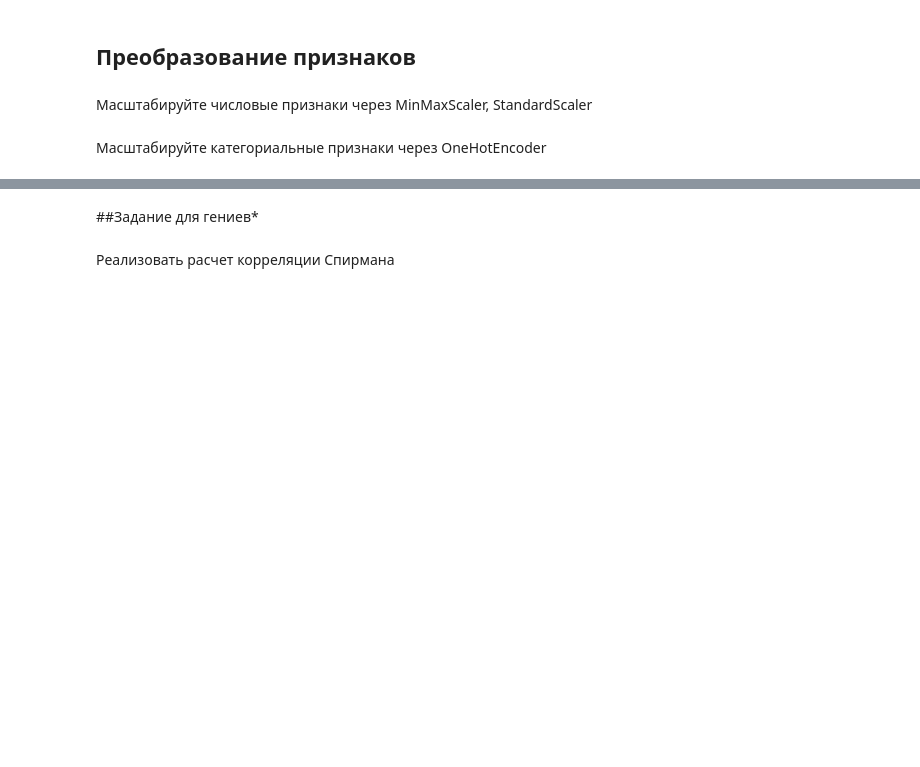
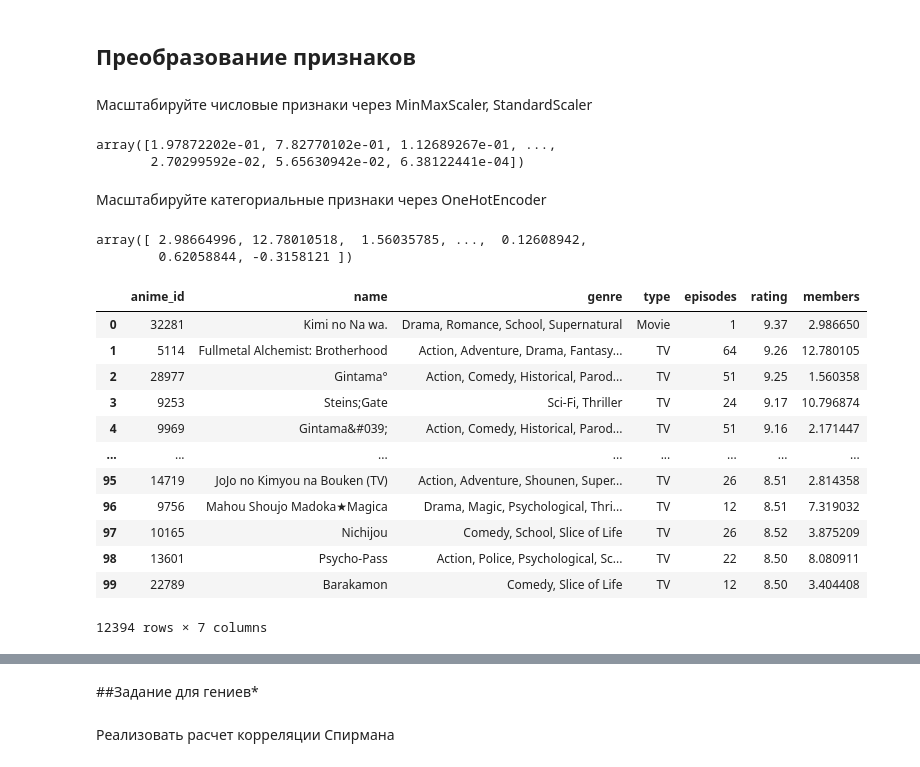
Before and after one commit to tentenvi/tteessstt, a Jupyter notebook: lab3/Задание_3.ipynb, the cells around one changed output, grey strips where cells are left out. Drawn from its saved outputs; the diff is of its cells as text; code cells hidden in the pictures; blank space fills up the shorter version.

```diff
--- a/lab3/Задание_3.ipynb
+++ b/lab3/Задание_3.ipynb
@@ -27,7 +27,7 @@ import matplotlib.pyplot as plt
 from statistics import median, mean, stdev
 from math import erfc
 
-df = pd.read_csv('/content/lifa/anime.csv')
+df = pd.read_csv('/content/anime.csv')
 df
 # %% [output]
 |  | anime_id | name | genre | type | episodes | rating | members |
@@ -222,0 +299,3 @@ Name: Score, dtype: float64
+# %%
+df = pd.concat((df, df.iloc[0:100]))
+df.describe()
@@ -235,2 +352,18 @@ standard_scaler = StandardScaler()
+# %%
+num_features = df.select_dtypes(include=['int', 'float']).columns
+
+num_features
+
+num_features=num_features.drop('anime_id')
+# %%
+from sklearn.preprocessing import MinMaxScaler
+# MinMax масштабирование
+scaler_minmax = MinMaxScaler()
+df_minmax_scaled = df.copy()
+df_minmax_scaled[num_features] = scaler_minmax.fit_transform(df[num_features])
+df_minmax_scaled['members'].unique() # преобразованные уникальные значения в числовом призанке в диапозоне [0, 1]
+# %% [output]
+array([1.97872202e-01, 7.82770102e-01, 1.12689267e-01, ...,
+       2.70299592e-02, 5.65630942e-02, 6.38122441e-04])
 # %% [markdown]
 Масштабируйте категориальные признаки через OneHotEncoder
@@ -241,0 +370,30 @@ encoder = OneHotEncoder()
+# %%
+from sklearn.preprocessing import StandardScaler
+# Standard масштабирование
+scaler_std = StandardScaler()
+df_std_scaled = df.copy()
+df_std_scaled[num_features] = scaler_std.fit_transform(df[num_features])
+df_std_scaled['members'].unique() # преобразованные уникальные значения
+# %% [output]
+array([ 2.98664996, 12.78010518,  1.56035785, ...,  0.12608942,
+        0.62058844, -0.3158121 ])
+# %%
+# Теперь мы можем в исходным df заменить признаки оригинальные признаки на отмасштабированыне
+
+df_scaled = df.copy() # копируем df, чтобы по ссылке не изменять оригинальный
+df_scaled['members'] = df_std_scaled['members']
+df_scaled
+# %% [output]
+|  | anime_id | name | genre | type | episodes | rating | members |
+| 0 | 32281 | Kimi no Na wa. | Drama, Romance, School, Supernatural | Movie | 1 | 9.37 | 2.986650 |
+| 1 | 5114 | Fullmetal Alchemist: Brotherhood | Action, Adventure, Drama, Fantasy... | TV | 64 | 9.26 | 12.780105 |
+| 2 | 28977 | Gintama° | Action, Comedy, Historical, Parod... | TV | 51 | 9.25 | 1.560358 |
+| 3 | 9253 | Steins;Gate | Sci-Fi, Thriller | TV | 24 | 9.17 | 10.796874 |
+| 4 | 9969 | Gintama&#039; | Action, Comedy, Historical, Parod... | TV | 51 | 9.16 | 2.171447 |
+| ... | ... | ... | ... | ... | ... | ... | ... |
+| 95 | 14719 | JoJo no Kimyou na Bouken (TV) | Action, Adventure, Shounen, Super... | TV | 26 | 8.51 | 2.814358 |
+| 96 | 9756 | Mahou Shoujo Madoka★Magica | Drama, Magic, Psychological, Thri... | TV | 12 | 8.51 | 7.319032 |
+| 97 | 10165 | Nichijou | Comedy, School, Slice of Life | TV | 26 | 8.52 | 3.875209 |
+| 98 | 13601 | Psycho-Pass | Action, Police, Psychological, Sc... | TV | 22 | 8.50 | 8.080911 |
+| 99 | 22789 | Barakamon | Comedy, Slice of Life | TV | 12 | 8.50 | 3.404408 |
+12394 rows × 7 columns
```
Also changed, not shown: parts of 17 cells of this notebook.
